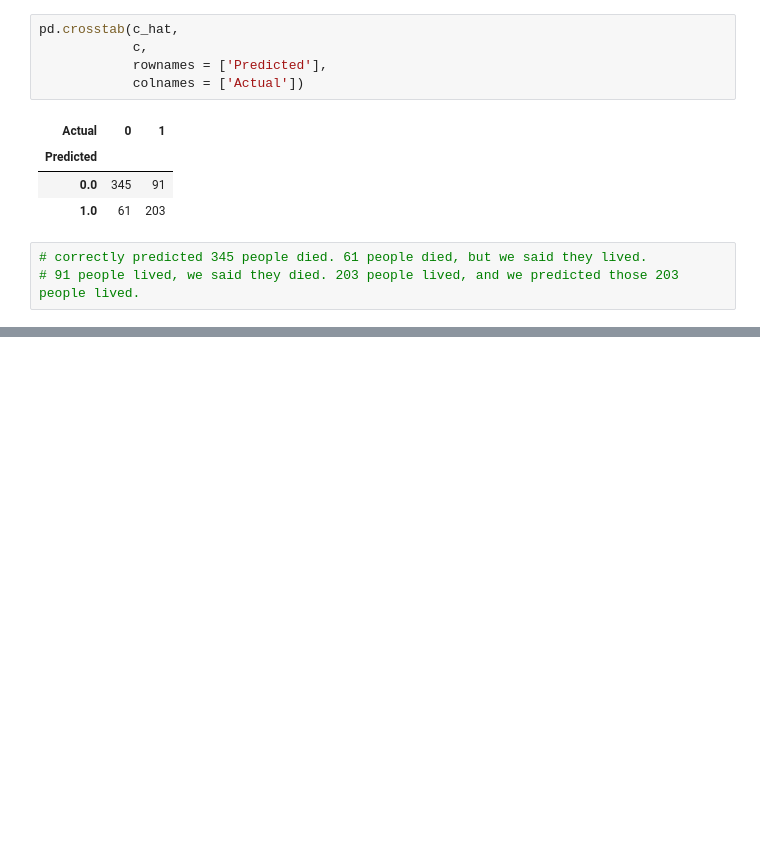
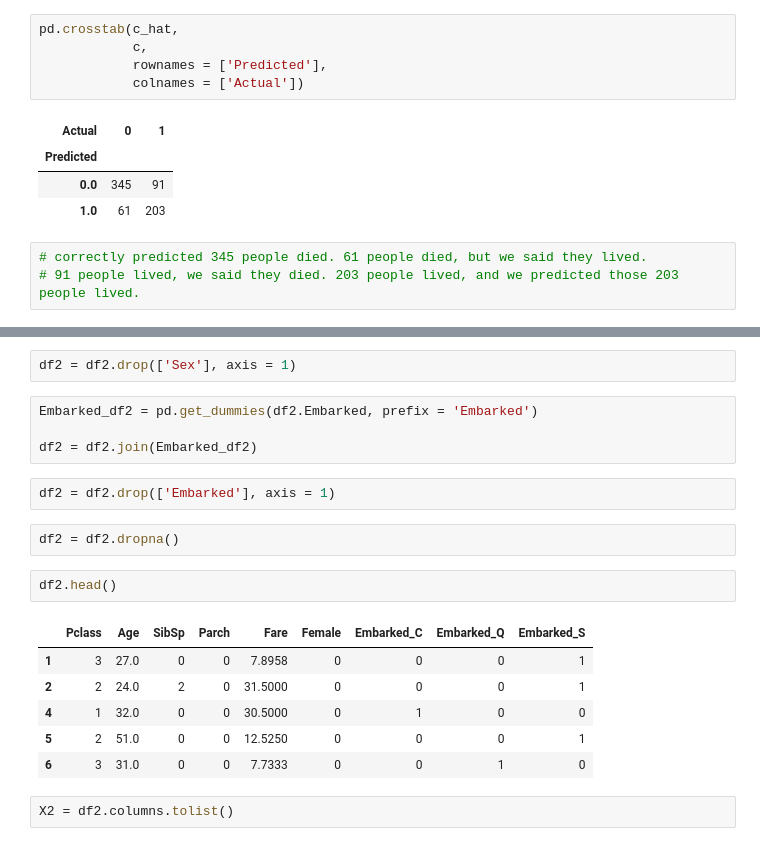
Before and after one commit to geewunders/DS-SF-34, a Jupyter notebook: Titanic project.ipynb, the cells around one changed output, grey strips where cells are left out. Drawn from its saved outputs; the diff is of its cells as text; blank space fills up the shorter version.

```diff
--- a/Titanic project.ipynb
+++ b/Titanic project.ipynb
@@ -352,0 +384,21 @@ pd.crosstab(c_hat,
+# %%
+df2 = df2.drop(['Sex'], axis = 1)
+# %%
+Embarked_df2 = pd.get_dummies(df2.Embarked, prefix = 'Embarked')
+
+df2 = df2.join(Embarked_df2)
+# %%
+df2 = df2.drop(['Embarked'], axis = 1)
+# %%
+df2 = df2.dropna()
+# %%
+df2.head()
+# %% [output]
+|  | Pclass | Age | SibSp | Parch | Fare | Female | Embarked_C | Embarked_Q | Embarked_S |
+| 1 | 3 | 27.0 | 0 | 0 | 7.8958 | 0 | 0 | 0 | 1 |
+| 2 | 2 | 24.0 | 2 | 0 | 31.5000 | 0 | 0 | 0 | 1 |
+| 4 | 1 | 32.0 | 0 | 0 | 30.5000 | 0 | 1 | 0 | 0 |
+| 5 | 2 | 51.0 | 0 | 0 | 12.5250 | 0 | 0 | 0 | 1 |
+| 6 | 3 | 31.0 | 0 | 0 | 7.7333 | 0 | 0 | 1 | 0 |
+# %%
+X2 = df2.columns.tolist()
```
Also changed, not shown: parts of 14 cells of this notebook.
